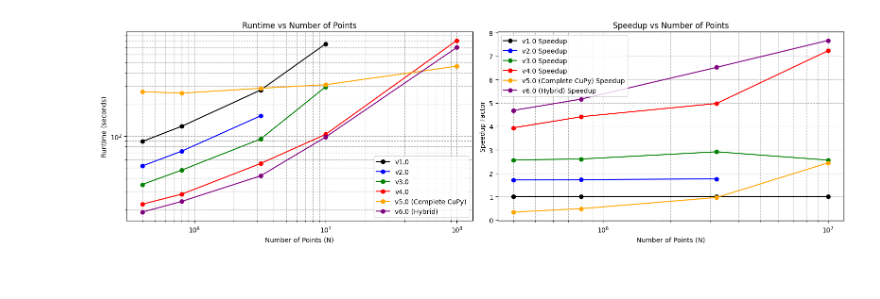
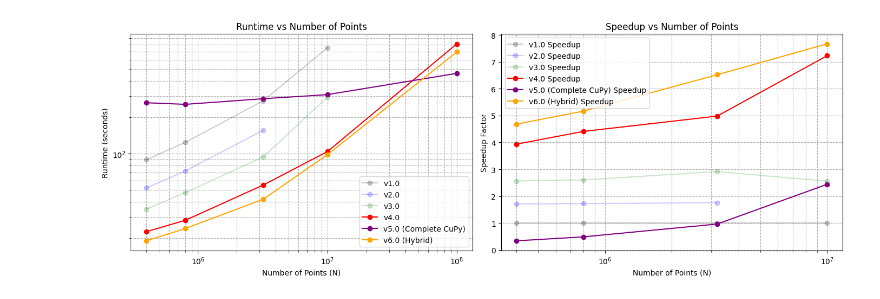
Before and after one commit to ut-padas/affini, a Jupyter notebook: docs/speedup.ipynb, the cells around one changed output. Cells and saved outputs as stored; diff of their text form; code cells hidden in the pictures.

Commit message:
Update plot

```diff
--- a/docs/speedup.ipynb
+++ b/docs/speedup.ipynb
@@ -24,15 +24,26 @@ df["speedup_v6.0 (Hybrid)"] = df[speed_baseline_col] / df["v6.0 (Hybrid)"]
 
 # Define versions and colors
 versions = ["v1.0", "v2.0", "v3.0", "v4.0", "v5.0 (Complete CuPy)", "v6.0 (Hybrid)"]
-colors = ["black", "blue", "green", "red", "orange", "purple"]
+colors = ["black", "blue", "green", "red", "purple", "orange"]
 
 # Plot subplot of runtimes vs N and speedups vs N
-fig, (ax1, ax2) = plt.subplots(1, 2, figsize=(16, 5))
+fig, (ax1, ax2) = plt.subplots(1, 2, figsize=(14, 5))
 
 
 # Loop over versions for runtime
 for i, version in enumerate(versions):
-    ax1.plot(df["N"], df[version], marker="o", label=version, color=colors[i])
+    if version in ["v1.0", "v2.0", "v3.0"]:
+        alpha = 0.2
+    else:
+        alpha = 1.0
+    ax1.plot(
+        df["N"],
+        df[version],
+        marker="o",
+        label=version,
+        color=colors[i],
+        alpha=alpha,
+    )
 
 ax1.set_xscale("log")
 ax1.set_yscale("log")
@@ -66,31 +77,36 @@ ax1.set_ylabel("Runtime (seconds)")
 ax1.set_title("Runtime vs Number of Points")
 ax1.grid(True, which="both", ls="--")
 ax1.legend()
 
 # Loop over
 for i, version in enumerate(versions):
+    if version in ["v1.0", "v2.0", "v3.0"]:
+        alpha = 0.2
+    else:
+        alpha = 1.0
     speedup_col = f"speedup_{version}"
     ax2.plot(
         df["N"],
         df[speedup_col],
         marker="o",
         label=f"{version} Speedup",
         color=colors[i],
+        alpha=alpha,
     )
 
 ax2.set_xscale("log")
 # ax2.set_xticks(xticks)
 # ax2.set_xticklabels(
 #     x_ticks_helper(xticks),
 #     rotation=45,
 #     fontsize=8,
 # )
 ax2.set_xlabel("Number of Points (N)")
 ax2.set_ylabel("Speedup Factor")
 ax2.set_title("Speedup vs Number of Points")
 ax2.grid(True, which="both", ls="--")
 ax2.legend()
 
 plt.tight_layout()
 # %% [output]
-[figure, old version]
+[figure, new version]
```
